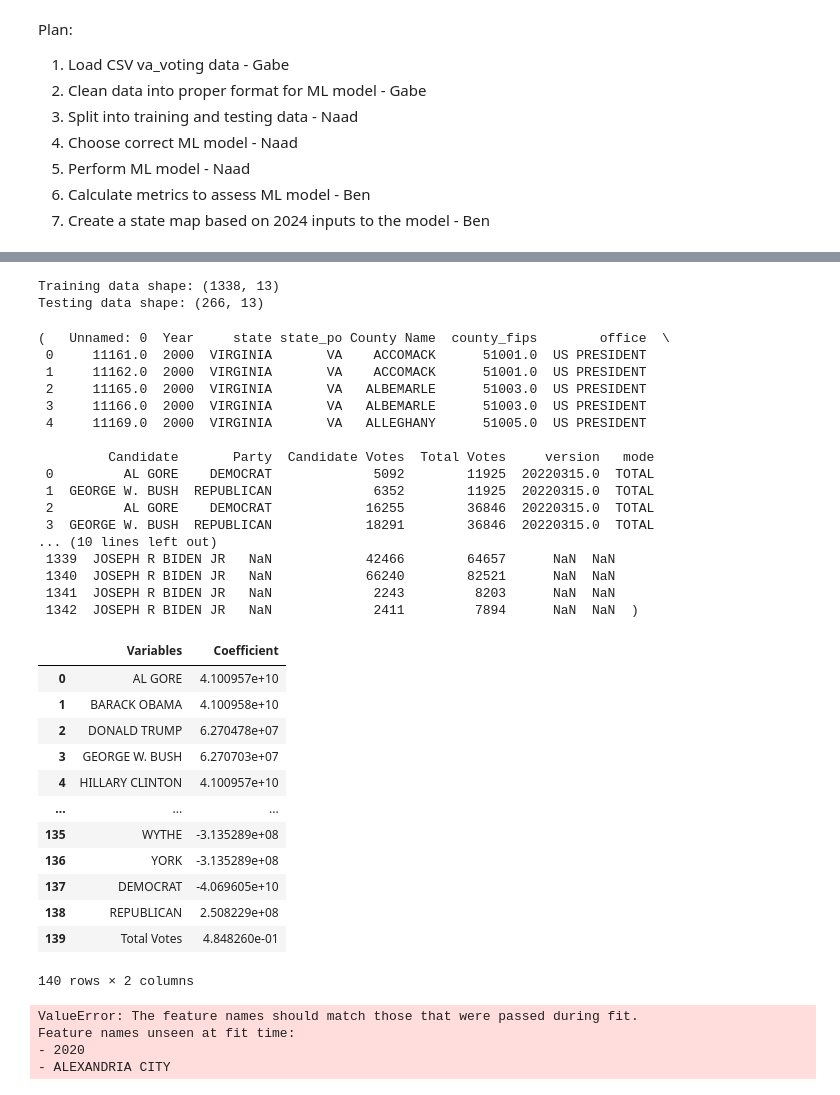
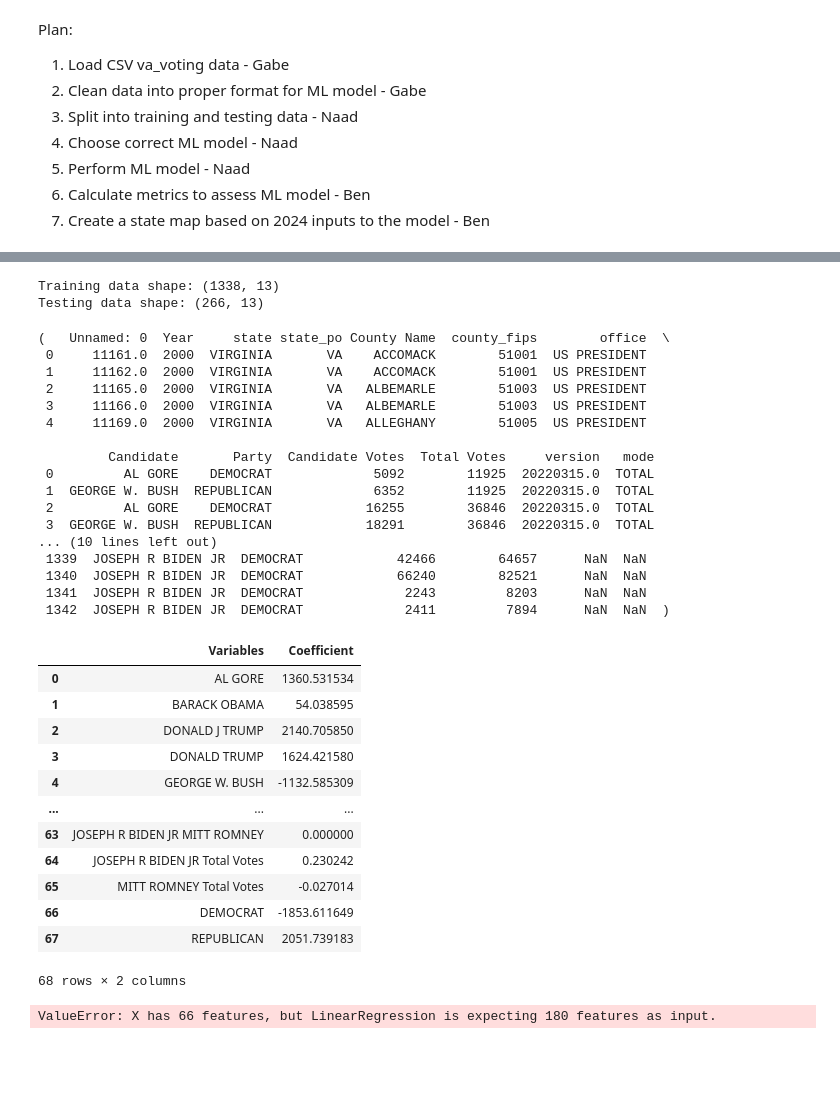
Before and after one commit to gaboojie/project_voting, a Jupyter notebook: code.ipynb, the cells around one changed output, grey strips where cells are left out. Saved outputs shown, nothing was run; the diff lists cells and outputs as text; code cells hidden in the pictures; blank space fills up the shorter version.

Commit message:
Attempted to calculate net votes in each county

```diff
--- a/code.ipynb
+++ b/code.ipynb
@@ -55,13 +55,13 @@ print("Number of NAs in Total Votes:", df['Total Votes'].isna().sum())
 # Merge 2020 absentee, election day, and provisional votes to one candidate vote
 county_total_votes = df[['County Name', 'Candidate', 'Year', 'Total Votes']].drop_duplicates()
 
-biden_entries = df[(df['Candidate'] == 'JOSEPH R BIDEN JR') & (df['Year'] == 2020)].groupby(['County Name', 'Candidate', 'Year']).agg({'Candidate Votes': 'sum'}).reset_index()
+biden_entries = df[(df['Candidate'] == 'JOSEPH R BIDEN JR') & (df['Year'] == 2020)].groupby(['County Name', 'Candidate', 'Year', 'Party', 'county_fips']).agg({'Candidate Votes': 'sum'}).reset_index()
 biden_entries = pd.merge(biden_entries, county_total_votes, on=['County Name', 'Candidate', 'Year'], how='left')
 df = df[df['Candidate'] != 'JOSEPH R BIDEN JR']
 df = pd.concat([df, biden_entries], ignore_index=True)
 print(biden_entries)
 
-trump_entries = df[(df['Candidate'] == 'DONALD J TRUMP') & (df['Year'] == 2020)].groupby(['County Name', 'Candidate', 'Year']).agg({'Candidate Votes': 'sum'}).reset_index()
+trump_entries = df[(df['Candidate'] == 'DONALD J TRUMP') & (df['Year'] == 2020)].groupby(['County Name', 'Candidate', 'Year', 'Party', 'county_fips']).agg({'Candidate Votes': 'sum'}).reset_index()
 trump_entries = pd.merge(trump_entries, county_total_votes, on=['County Name', 'Candidate', 'Year'], how='left')
 df = df[df['Candidate'] != 'DONALD J TRUMP']
 df = pd.concat([df, trump_entries], ignore_index=True)
@@ -108,6 +108,7 @@ Number of NAs in Candidate Votes: 0
 # %%
 import pandas as pd
 from sklearn.model_selection import train_test_split
+from sklearn.preprocessing import PolynomialFeatures
 
 # Separate the data into training and testing sets
 # Testing data is from the year 2020
@@ -123,11 +124,11 @@ train_df.head(), test_df.head()
 Training data shape: (1338, 13)
 Testing data shape: (266, 13)
 (   Unnamed: 0  Year     state state_po County Name  county_fips        office  \
- 0     11161.0  2000  VIRGINIA       VA    ACCOMACK      51001.0  US PRESIDENT
- 1     11162.0  2000  VIRGINIA       VA    ACCOMACK      51001.0  US PRESIDENT
- 2     11165.0  2000  VIRGINIA       VA   ALBEMARLE      51003.0  US PRESIDENT
- 3     11166.0  2000  VIRGINIA       VA   ALBEMARLE      51003.0  US PRESIDENT
- 4     11169.0  2000  VIRGINIA       VA   ALLEGHANY      51005.0  US PRESIDENT
+ 0     11161.0  2000  VIRGINIA       VA    ACCOMACK        51001  US PRESIDENT
+ 1     11162.0  2000  VIRGINIA       VA    ACCOMACK        51001  US PRESIDENT
+ 2     11165.0  2000  VIRGINIA       VA   ALBEMARLE        51003  US PRESIDENT
+ 3     11166.0  2000  VIRGINIA       VA   ALBEMARLE        51003  US PRESIDENT
+ 4     11169.0  2000  VIRGINIA       VA   ALLEGHANY        51005  US PRESIDENT
 
          Candidate       Party  Candidate Votes  Total Votes     version   mode
  0         AL GORE    DEMOCRAT             5092        11925  20220315.0  TOTAL
@@ -135,41 +136,58 @@ Testing data shape: (266, 13)
  2         AL GORE    DEMOCRAT            16255        36846  20220315.0  TOTAL
  3  GEORGE W. BUSH  REPUBLICAN            18291        36846  20220315.0  TOTAL
 ... (10 lines left out)
- 1339  JOSEPH R BIDEN JR   NaN            42466        64657      NaN  NaN
- 1340  JOSEPH R BIDEN JR   NaN            66240        82521      NaN  NaN
- 1341  JOSEPH R BIDEN JR   NaN             2243         8203      NaN  NaN
- 1342  JOSEPH R BIDEN JR   NaN             2411         7894      NaN  NaN  )
+ 1339  JOSEPH R BIDEN JR  DEMOCRAT            42466        64657      NaN  NaN
+ 1340  JOSEPH R BIDEN JR  DEMOCRAT            66240        82521      NaN  NaN
+ 1341  JOSEPH R BIDEN JR  DEMOCRAT             2243         8203      NaN  NaN
+ 1342  JOSEPH R BIDEN JR  DEMOCRAT             2411         7894      NaN  NaN  )
 # %%
 # Create a linear regression model using the train data
 X_train = pd.concat([
     pd.get_dummies(train_df['Candidate'], dtype='int'),
     pd.get_dummies(train_df['County Name'], dtype='int'),
     pd.get_dummies(train_df['Party'], dtype='int'),
     train_df[['Total Votes']]
 ], axis=1)
 X_train.columns = X_train.columns.astype(str)
 y_train = train_df['Candidate Votes']
 
-# Construct a linear model with no intercept using sklearn
+X = pd.get_dummies(df['Candidate'], dtype='int')  # One-hot encode the 'Candidate' column
+X_party = pd.get_dummies(df['Party'], dtype='int')  # One-hot encode the 'Party' column
+y = df['Candidate Votes']  # Assuming 'Candidate Votes' is your target variable
+
+# Add the 'Total Votes' column as an additional feature
+X['Total Votes'] = df['Total Votes']
+
+# Use PolynomialFeatures to generate interaction terms up to degree 2
+expander = PolynomialFeatures(degree=2, interaction_only=True, include_bias=False)
+X_interactions = expander.fit_transform(X)
+
+# Convert X_interactions to a DataFrame
+X_interactions_df = pd.DataFrame(X_interactions, columns=expander.get_feature_names_out(X.columns))
+
+# Concatenate X_interactions_df with the party dummy variables
+X_final = pd.concat([X_interactions_df, X_party], axis=1)
+
+# Fit a linear regression model
 from sklearn import linear_model
-reg = linear_model.LinearRegression(fit_intercept=False).fit(X_train, y_train)
+reg = linear_model.LinearRegression(fit_intercept=False).fit(X_final, y)
 
 results = pd.DataFrame({'Variables':reg.feature_names_in_, 'Coefficient':reg.coef_})
 results
 # %% [output]
 |  | Variables | Coefficient |
-| 0 | AL GORE | 4.100957e+10 |
-| 1 | BARACK OBAMA | 4.100958e+10 |
-| 2 | DONALD TRUMP | 6.270478e+07 |
-| 3 | GEORGE W. BUSH | 6.270703e+07 |
-| 4 | HILLARY CLINTON | 4.100957e+10 |
+| 0 | AL GORE | 1360.531534 |
+| 1 | BARACK OBAMA | 54.038595 |
+| 2 | DONALD J TRUMP | 2140.705850 |
+| 3 | DONALD TRUMP | 1624.421580 |
+| 4 | GEORGE W. BUSH | -1132.585309 |
 | ... | ... | ... |
-| 135 | WYTHE | -3.135289e+08 |
-| 136 | YORK | -3.135289e+08 |
-| 137 | DEMOCRAT | -4.069605e+10 |
-| 138 | REPUBLICAN | 2.508229e+08 |
-| 139 | Total Votes | 4.848260e-01 |
+| 63 | JOSEPH R BIDEN JR MITT ROMNEY | 0.000000 |
+| 64 | JOSEPH R BIDEN JR Total Votes | 0.230242 |
+| 65 | MITT ROMNEY Total Votes | -0.027014 |
+| 66 | DEMOCRAT | -1853.611649 |
+| 67 | REPUBLICAN | 2051.739183 |
-140 rows × 2 columns
+68 rows × 2 columns
 # %%
 X_test = pd.concat([
     pd.get_dummies(test_df['Year'], dtype='int'),
@@ -181,10 +199,7 @@ X_test.columns = X_test.columns.astype(str)
 y_test = test_df['Candidate Votes']
 
 # Calculate R^2
-r2 = reg.score(X_test, y_test)
+r2 = reg.score(X, y)
 print('R_squared: ', r2)
 # %% [output]
-ValueError: The feature names should match those that were passed during fit.
-Feature names unseen at fit time:
-- 2020
-- ALEXANDRIA CITY
+ValueError: X has 66 features, but LinearRegression is expecting 180 features as input.
```
Also changed, not shown: parts of 9 cells of this notebook.
